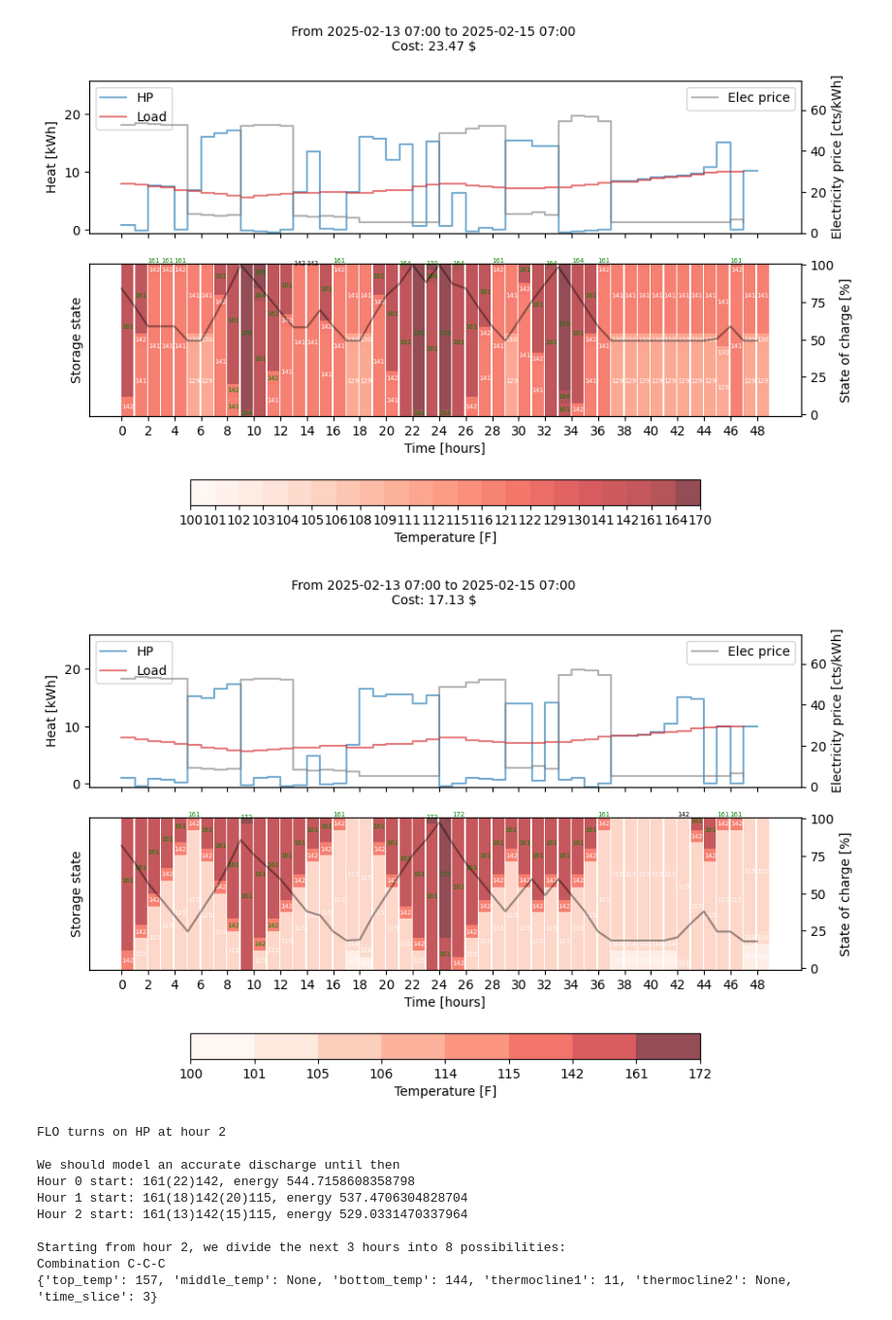
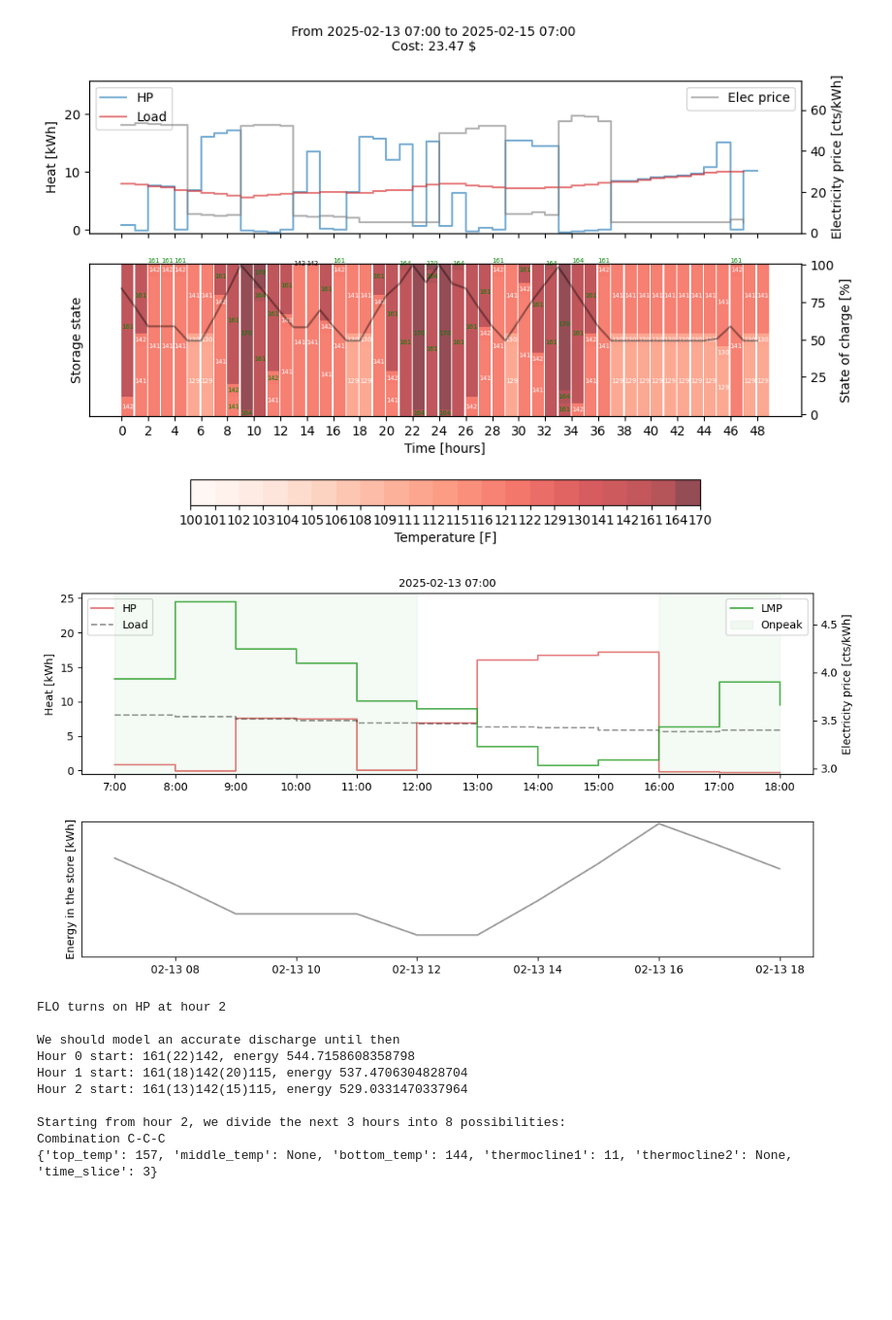
Before and after one commit to thegridelectric/visualizer, a Jupyter notebook: hinge_wip.ipynb, the cells around one changed output. Shown at 97% size. Drawn from its saved outputs; the diff is of its cells as text; code cells hidden in the pictures; blank space fills up the shorter version.

Commit message:
Add quick look in excel and remove beech from hinge for now

```diff
--- a/hinge_wip.ipynb
+++ b/hinge_wip.ipynb
@@ -62,22 +62,23 @@ g.solve_dijkstra()
 # %%
 flo_params2 = flo_params.model_copy()
 flo_params2.DdDeltaTF = 45
 g2 = DGraph(flo_params2)
 g2.solve_dijkstra()
 g.plot()
-g2.plot()
+g.quick_plot()
+# g2.plot()
 
 temps = list(range(40,180))
 delta_t = [g2.params.delta_T(x) for x in temps]
 
 # plt.plot(temps, delta_t)
 # plt.scatter(g2.params.dd_rswt, g2.params.dd_delta_t)
 # plt.scatter(g2.params.intermediate_rswt, g2.params.delta_T(g2.params.intermediate_rswt))
 # plt.scatter(g2.params.no_power_rswt, 0)
 # plt.show()
 # %% [output]
 [figure]
-[figure, old version]
+[figure, new version]
 # %%
 from flo import DNode
 
```
Also changed, not shown: 2 other files.
